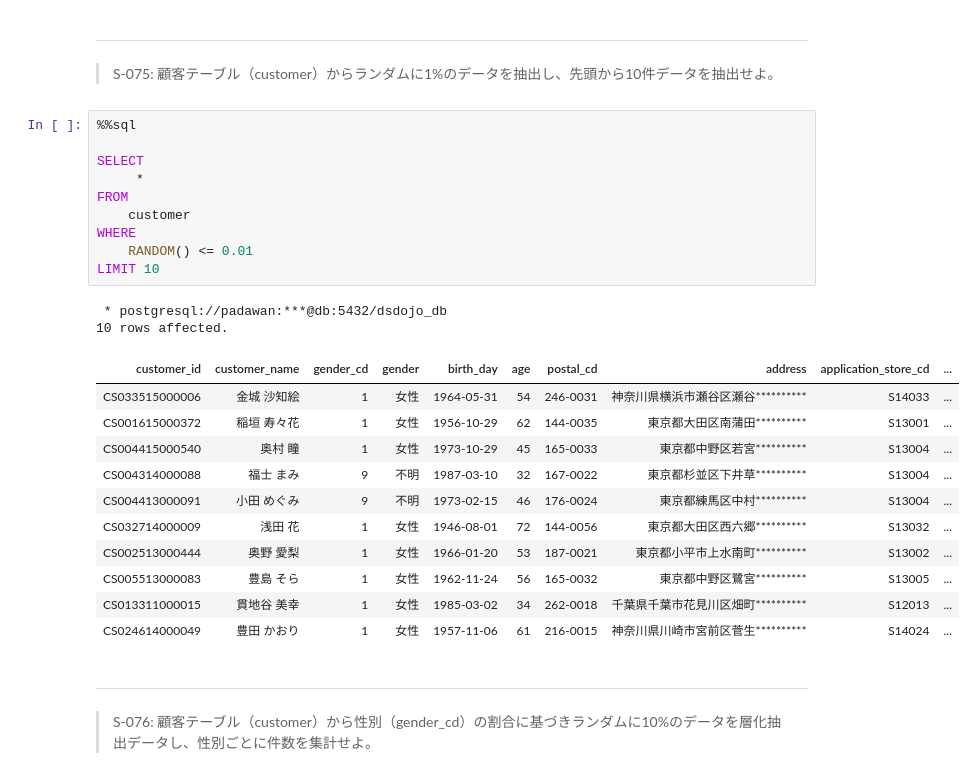
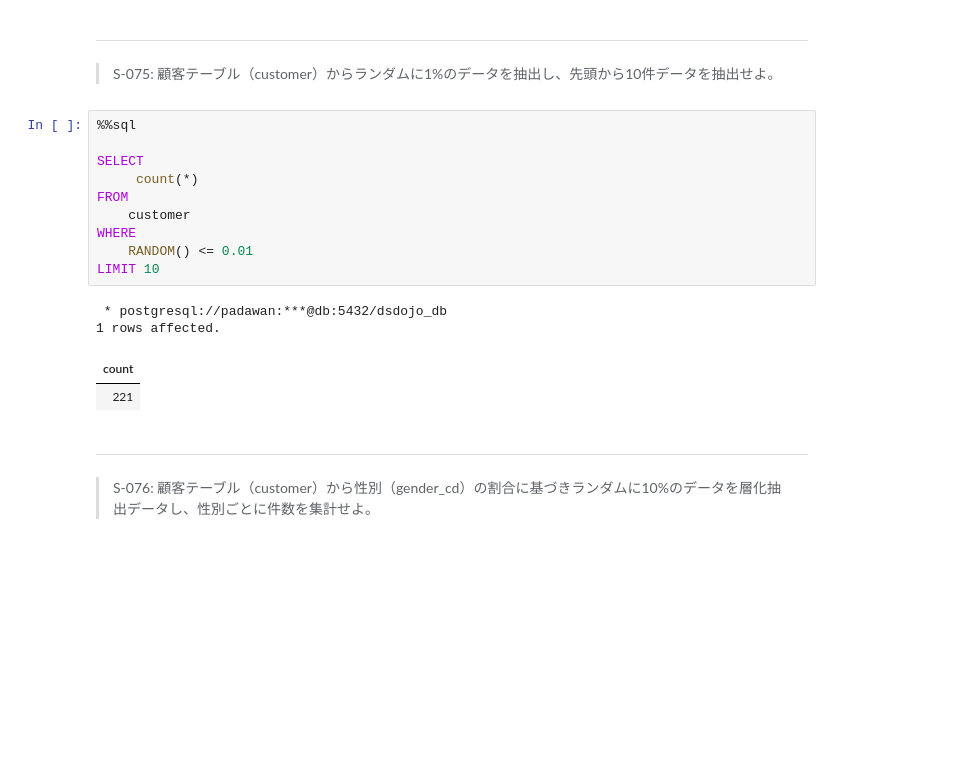
Before and after one commit to ryo1993-git/100knocks-preprocess, a Jupyter notebook: docker/work/preprocess_knock_SQL.ipynb, the cells around one changed output. Saved outputs shown, nothing was run; the diff lists cells and outputs as text; blank space fills up the shorter version.

```diff
--- a/docker/work/preprocess_knock_SQL.ipynb
+++ b/docker/work/preprocess_knock_SQL.ipynb
@@ -2357,27 +2354,18 @@ LIMIT 10 -- 曜日(0~6, 日曜日が０)
 # %%
 %%sql
 
 SELECT
-     *
+     count(*)
 FROM
     customer
 WHERE
     RANDOM() <= 0.01
 LIMIT 10
 # %% [output]
  * postgresql://padawan:***@db:5432/dsdojo_db
-10 rows affected.
+1 rows affected.
-| customer_id | customer_name | gender_cd | gender | birth_day | age | postal_cd | address | application_store_cd | ... |
-| CS033515000006 | 金城 沙知絵 | 1 | 女性 | 1964-05-31 | 54 | 246-0031 | 神奈川県横浜市瀬谷区瀬谷********** | S14033 | ... |
-| CS001615000372 | 稲垣 寿々花 | 1 | 女性 | 1956-10-29 | 62 | 144-0035 | 東京都大田区南蒲田********** | S13001 | ... |
-| CS004415000540 | 奥村 瞳 | 1 | 女性 | 1973-10-29 | 45 | 165-0033 | 東京都中野区若宮********** | S13004 | ... |
-| CS004314000088 | 福士 まみ | 9 | 不明 | 1987-03-10 | 32 | 167-0022 | 東京都杉並区下井草********** | S13004 | ... |
-| CS004413000091 | 小田 めぐみ | 9 | 不明 | 1973-02-15 | 46 | 176-0024 | 東京都練馬区中村********** | S13004 | ... |
-| CS032714000009 | 浅田 花 | 1 | 女性 | 1946-08-01 | 72 | 144-0056 | 東京都大田区西六郷********** | S13032 | ... |
-| CS002513000444 | 奥野 愛梨 | 1 | 女性 | 1966-01-20 | 53 | 187-0021 | 東京都小平市上水南町********** | S13002 | ... |
-| CS005513000083 | 豊島 そら | 1 | 女性 | 1962-11-24 | 56 | 165-0032 | 東京都中野区鷺宮********** | S13005 | ... |
-| CS013311000015 | 貫地谷 美幸 | 1 | 女性 | 1985-03-02 | 34 | 262-0018 | 千葉県千葉市花見川区畑町********** | S12013 | ... |
-| CS024614000049 | 豊田 かおり | 1 | 女性 | 1957-11-06 | 61 | 216-0015 | 神奈川県川崎市宮前区菅生********** | S14024 | ... |
+| count |
+| 221 |
 # %% [markdown]
 ---
 > S-076:  顧客テーブル（customer）から性別（gender_cd）の割合に基づきランダムに10%のデータを層化抽出データし、性別ごとに件数を集計せよ。
```
Also changed, not shown: parts of 5 cells of this notebook.
